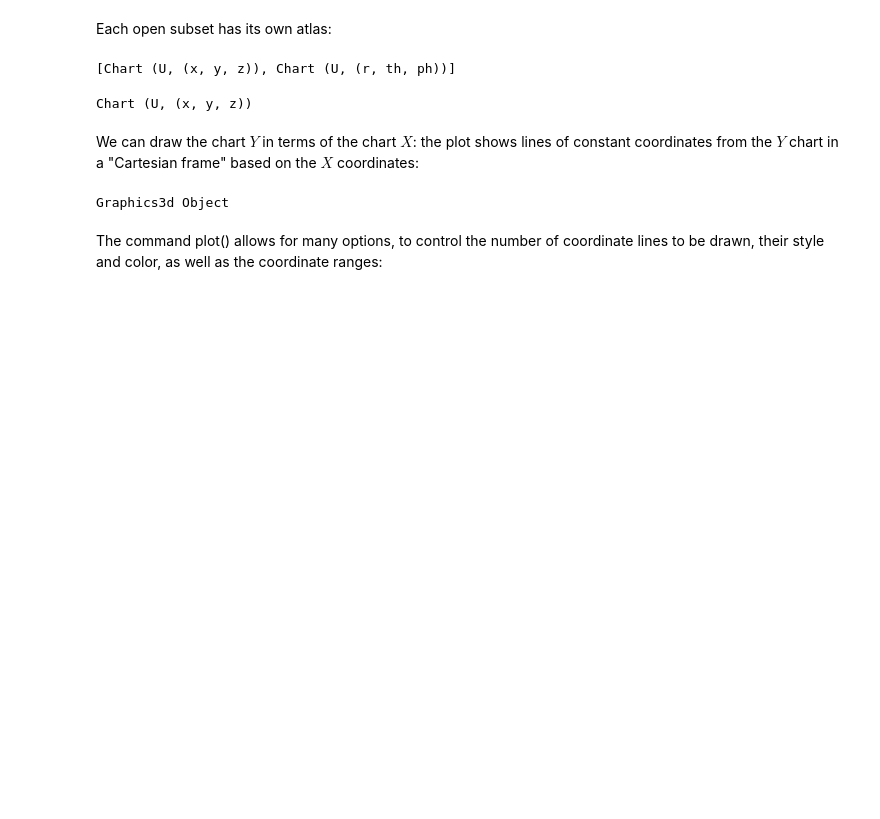
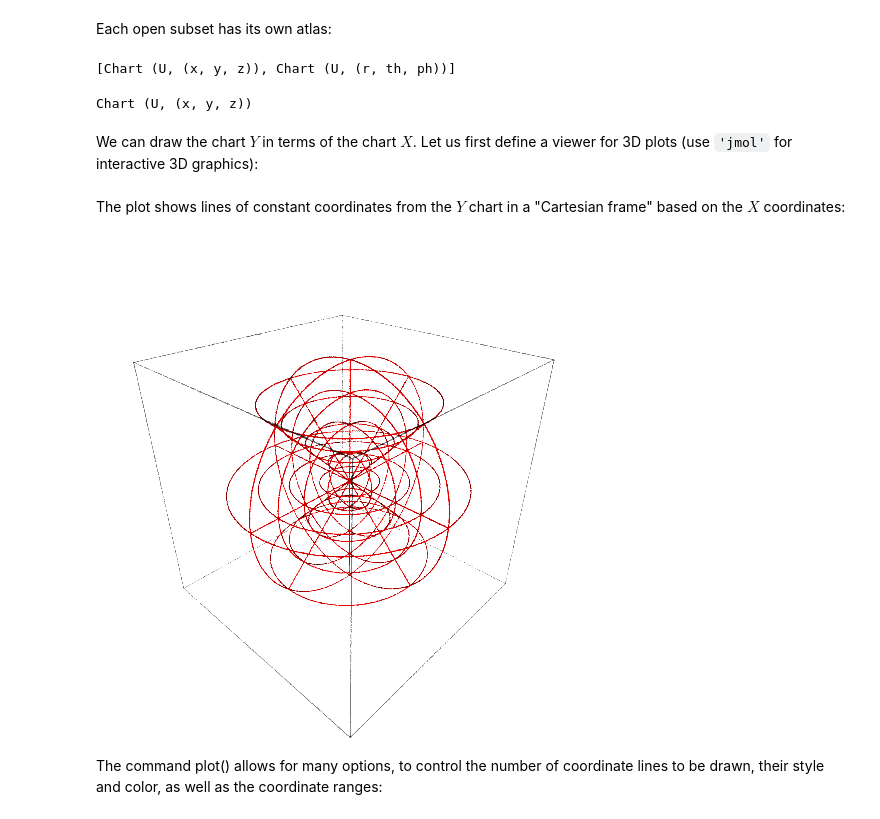
Before and after one commit to sagemanifolds/SageManifolds, a Jupyter notebook: Worksheets/v0.9.1/SM_tutorial.ipynb, the cells around one changed output. Saved outputs shown, nothing was run; the diff lists cells and outputs as text; code cells hidden in the pictures; blank space fills up the shorter version.

```diff
--- a/Worksheets/v0.9.1/SM_tutorial.ipynb
+++ b/Worksheets/v0.9.1/SM_tutorial.ipynb
@@ -281,12 +290,18 @@ U.atlas()
 U.default_chart()
 # %% [output]
 Chart (U, (x, y, z))
+# %% [markdown]
+We can draw the chart $Y$ in terms of the chart $X$.
+Let us first define a viewer for 3D plots (use `'jmol'` for interactive 3D graphics):
+# %%
+viewer3D = 'tachyon' # must be 'jmol', 'tachyon' or None (default)
 # %% [markdown]
-<p>We can draw the chart $Y$ in terms of the chart $X$: the plot shows lines of constant coordinates from the $Y$ chart in a "Cartesian frame" based on the $X$ coordinates:</p>
+The plot shows lines of constant coordinates from the $Y$ chart in a "Cartesian frame" based on the $X$ coordinates:
-# %%
-Y.plot(X)
-# %% [output]
-Graphics3d Object
+# %%
+graph = Y.plot(X)
+show(graph, viewer=viewer3D)
+# %% [output]
+[figure, added]
 # %% [markdown]
 <p>The command plot() allows for many options, to control the number of coordinate lines to be drawn, their style and color, as well as the coordinate ranges:</p>
 # %%
```
Also changed, not shown: parts of 5 cells of this notebook.
